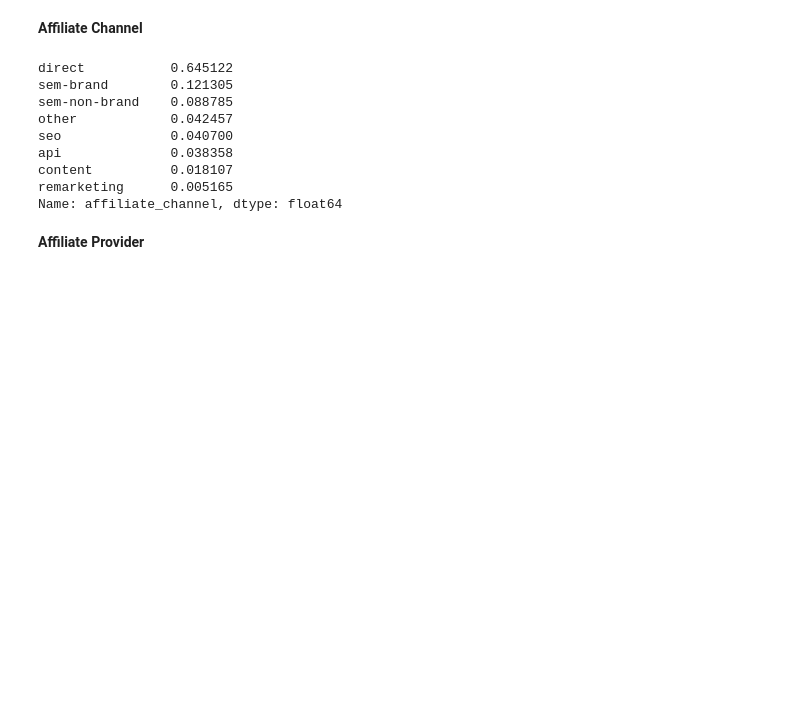
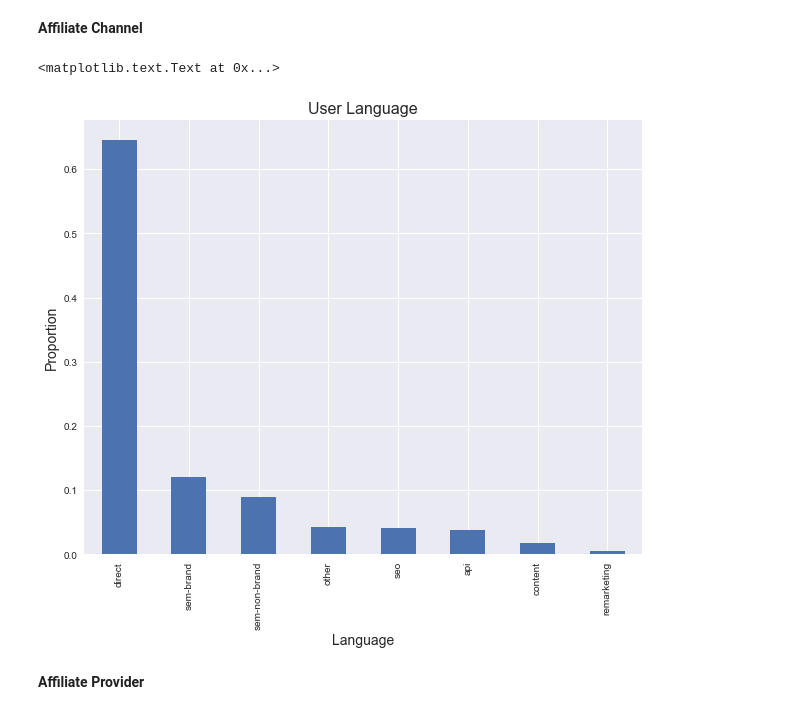
Before and after one commit to broad32/Project, a Jupyter notebook: Project.ipynb, the cells around one changed output. Drawn from its saved outputs; the diff is of its cells as text; code cells hidden in the pictures; blank space fills up the shorter version.

```diff
--- a/Project.ipynb
+++ b/Project.ipynb
@@ -373,17 +363,13 @@ dummies.append('language')
 # %% [markdown]
 **Affiliate Channel**
 # %%
-xtrain.affiliate_channel.value_counts(normalize=True, dropna=False)# note 'api' isn't in test data
+xtrain.affiliate_channel.value_counts(normalize=True, dropna=False).plot(kind='bar')# note 'api' isn't in test data
+plt.title('User Language', fontsize=16)
+plt.xlabel('Language', fontsize=14)
+plt.ylabel('Proportion', fontsize=14)
 # %% [output]
-direct           0.645122
-sem-brand        0.121305
-sem-non-brand    0.088785
-other            0.042457
-seo              0.040700
-api              0.038358
-content          0.018107
-remarketing      0.005165
-Name: affiliate_channel, dtype: float64
+<matplotlib.text.Text at 0x...>
+[figure, added]
 # %%
 keep2 = test.affiliate_channel.unique()
 xtrain.loc[~xtrain.affiliate_channel.isin(keep2),'affiliate_channel'] = np.nan
```
Also changed, not shown: parts of 8 cells of this notebook.
